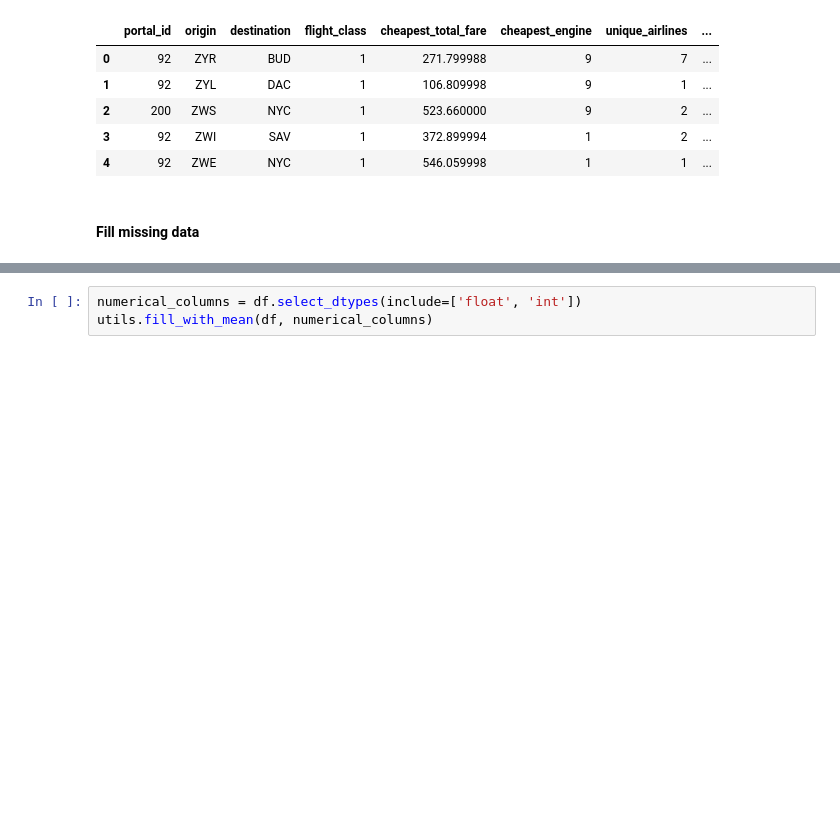
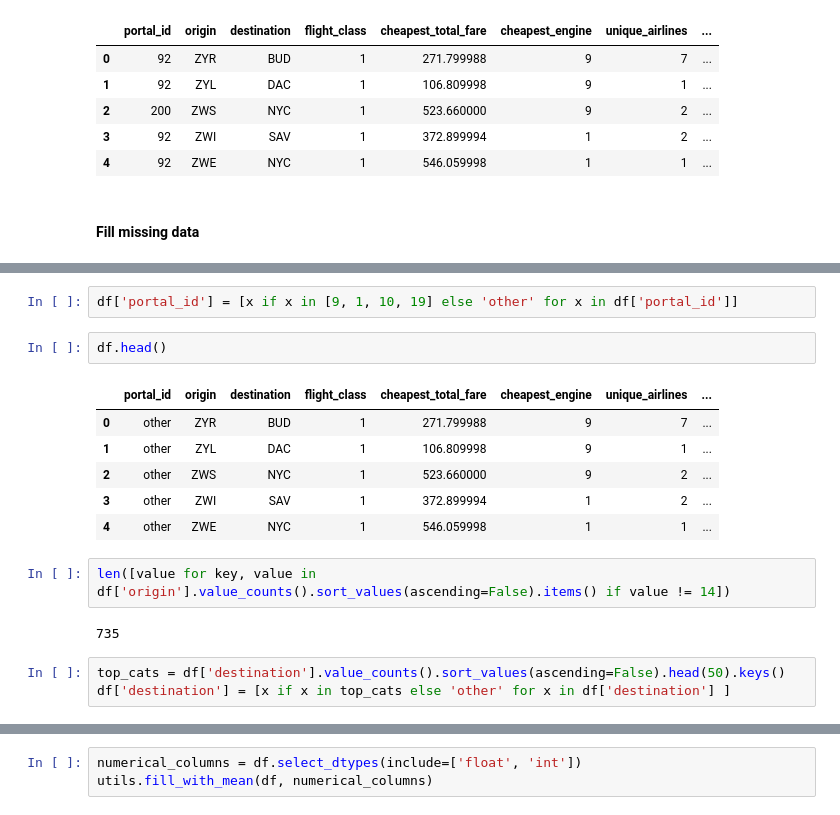
Before and after one commit to wildOsprey/fareportal_clustering_task, a Jupyter notebook: Data Preprocessing and Feature Extraction.ipynb, the cells around one changed output, grey strips where cells are left out. Saved outputs shown, nothing was run; the diff lists cells and outputs as text; blank space fills up the shorter version.

```diff
--- a/Data Preprocessing and Feature Extraction.ipynb
+++ b/Data Preprocessing and Feature Extraction.ipynb
@@ -110,0 +139,18 @@ df.head()
+# %%
+df['portal_id'] = [x if x in [9, 1, 10, 19] else 'other' for x in df['portal_id']]
+# %%
+df.head()
+# %% [output]
+|  | portal_id | origin | destination | flight_class | cheapest_total_fare | cheapest_engine | unique_airlines | ... |
+| 0 | other | ZYR | BUD | 1 | 271.799988 | 9 | 7 | ... |
+| 1 | other | ZYL | DAC | 1 | 106.809998 | 9 | 1 | ... |
+| 2 | other | ZWS | NYC | 1 | 523.660000 | 9 | 2 | ... |
+| 3 | other | ZWI | SAV | 1 | 372.899994 | 1 | 2 | ... |
+| 4 | other | ZWE | NYC | 1 | 546.059998 | 1 | 1 | ... |
+# %%
+len([value for key, value in df['origin'].value_counts().sort_values(ascending=False).items() if value != 14])
+# %% [output]
+735
+# %%
+top_cats = df['destination'].value_counts().sort_values(ascending=False).head(50).keys()
+df['destination'] = [x if x in top_cats else 'other' for x in df['destination'] ]
```
Also changed, not shown: parts of 6 cells of this notebook.
